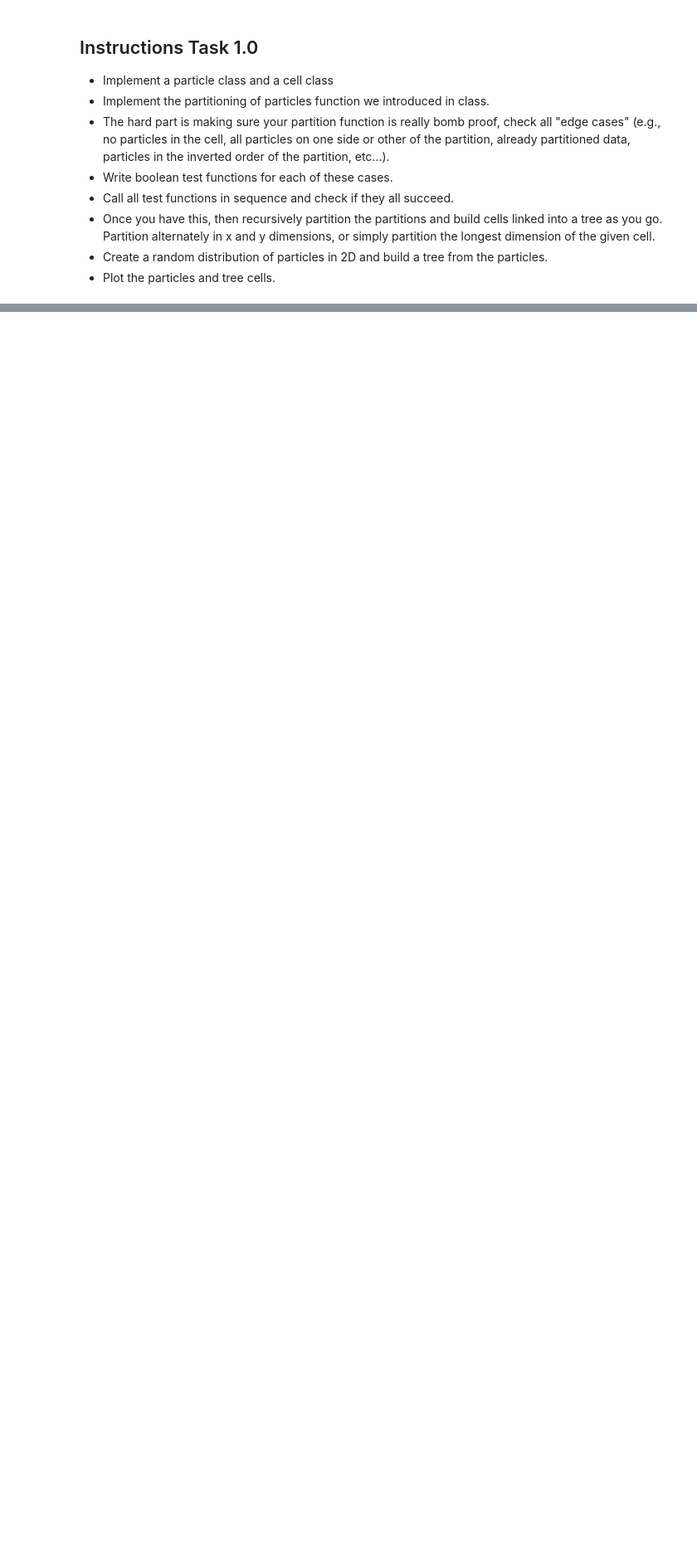
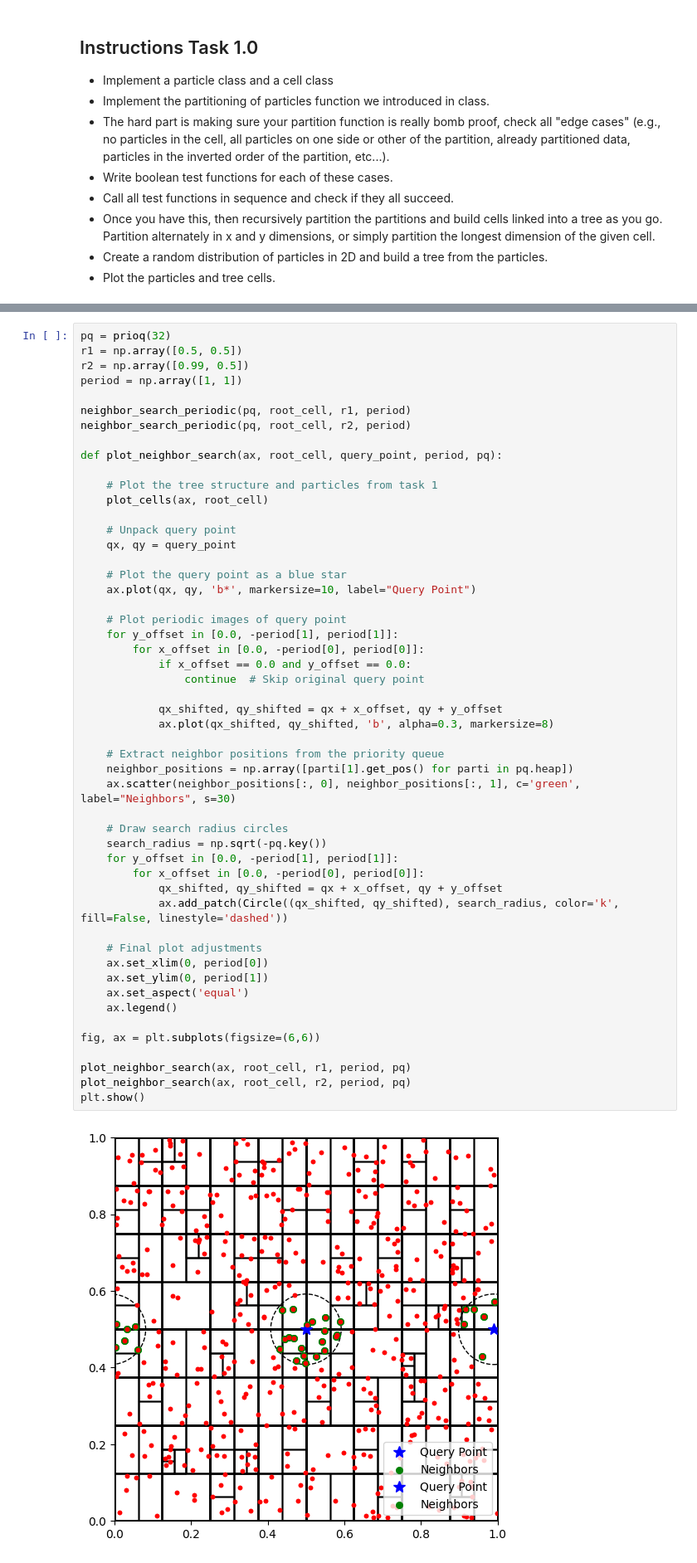
Before and after one commit to dariohug/simulations_in_science_II, a Jupyter notebook: visualizations.ipynb, the cells around one changed output, grey strips where cells are left out. Shown at 83% size. Saved outputs shown, nothing was run; the diff lists cells and outputs as text; blank space fills up the shorter version.

Commit message:
Task_02

```diff
--- a/visualizations.ipynb
+++ b/visualizations.ipynb
@@ -41,0 +78,53 @@ plt.show()
+# %%
+pq = prioq(32)
+r1 = np.array([0.5, 0.5])
+r2 = np.array([0.99, 0.5])
+period = np.array([1, 1])
+
+neighbor_search_periodic(pq, root_cell, r1, period)
+neighbor_search_periodic(pq, root_cell, r2, period)
+
+def plot_neighbor_search(ax, root_cell, query_point, period, pq):
+
+    # Plot the tree structure and particles from task 1
+    plot_cells(ax, root_cell)
+
+    # Unpack query point
+    qx, qy = query_point
+
+    # Plot the query point as a blue star
+    ax.plot(qx, qy, 'b*', markersize=10, label="Query Point")
+
+    # Plot periodic images of query point
+    for y_offset in [0.0, -period[1], period[1]]:
+        for x_offset in [0.0, -period[0], period[0]]:
+            if x_offset == 0.0 and y_offset == 0.0:
+                continue  # Skip original query point
+
+            qx_shifted, qy_shifted = qx + x_offset, qy + y_offset
+            ax.plot(qx_shifted, qy_shifted, 'b', alpha=0.3, markersize=8)
+
+    # Extract neighbor positions from the priority queue
+    neighbor_positions = np.array([parti[1].get_pos() for parti in pq.heap])
+    ax.scatter(neighbor_positions[:, 0], neighbor_positions[:, 1], c='green', label="Neighbors", s=30)
+
+    # Draw search radius circles
+    search_radius = np.sqrt(-pq.key())
+    for y_offset in [0.0, -period[1], period[1]]:
+        for x_offset in [0.0, -period[0], period[0]]:
+            qx_shifted, qy_shifted = qx + x_offset, qy + y_offset
+            ax.add_patch(Circle((qx_shifted, qy_shifted), search_radius, color='k', fill=False, linestyle='dashed'))
+
+    # Final plot adjustments
+    ax.set_xlim(0, period[0])
+    ax.set_ylim(0, period[1])
+    ax.set_aspect('equal')
+    ax.legend()
+
+fig, ax = plt.subplots(figsize=(6,6))
+
+plot_neighbor_search(ax, root_cell, r1, period, pq)
+plot_neighbor_search(ax, root_cell, r2, period, pq)
+plt.show()
+# %% [output]
+[figure, added]
```
Also changed, not shown: parts of 4 cells of this notebook, 1 other file.
